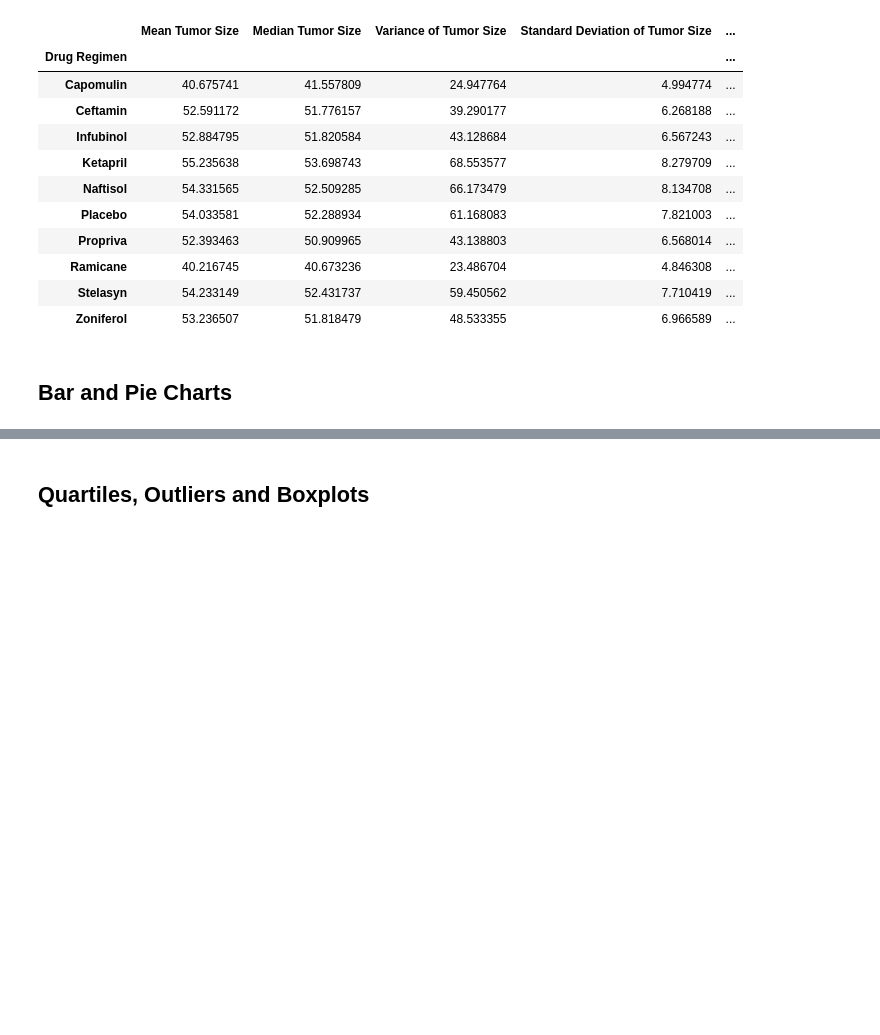
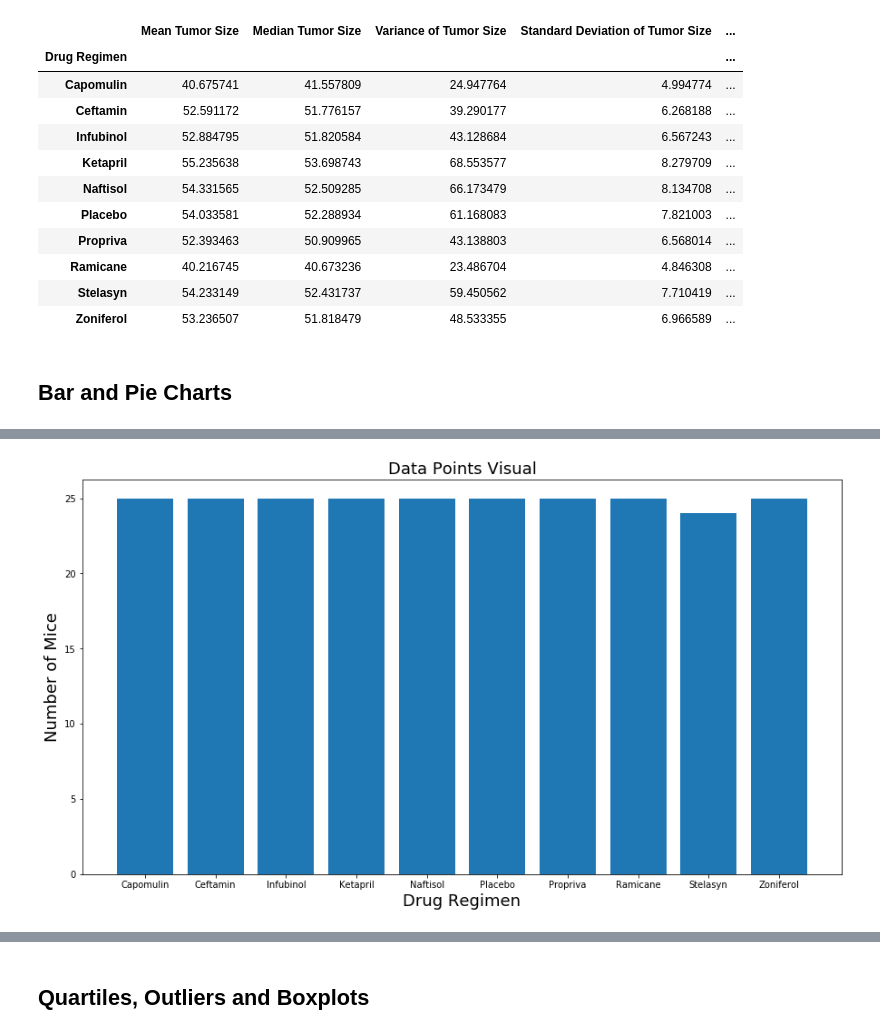
Before and after one commit to DiamondN97/matplotlib, a Jupyter notebook: pymaceuticals_starter.ipynb, the cells around one changed output, grey strips where cells are left out. Saved outputs shown, nothing was run; the diff lists cells and outputs as text; code cells hidden in the pictures; blank space fills up the shorter version.

```diff
--- a/pymaceuticals_starter.ipynb
+++ b/pymaceuticals_starter.ipynb
@@ -124,0 +123,27 @@ summary_statistics
+# %%
+# Generate a bar plot showing the total number of mice for each treatment throughout the course of the study using pyplot.
+
+mouse_count_data = mouse_metadata.groupby(["Drug Regimen"]).count()["Mouse ID"]
+mouse_count_data = mouse_count_data.to_frame()
+mouse_count_data
+# #Create an arraw with the datapoints
+# y_axis = mouse_count_data["Mouse ID"]
+
+# #Set the x_axis to be the amount of the Data Regimen
+# x_axis = np.arange(len(regimen_data_points))
+
+plt.figure(figsize=(15,8))
+
+mouse_drugs_graph = plt.bar(mouse_count_data.index, mouse_count_data["Mouse ID"])
+
+#set chart title
+
+plt.title("Data Points Visual", fontsize=18)
+plt.xlabel("Drug Regimen", fontsize=18)
+plt.ylabel("Number of Mice", fontsize=18)
+
+
+#show chart and set layout
+plt.show()
+# %% [output]
+[figure, added]
```
Also changed, not shown: parts of 9 cells of this notebook.
